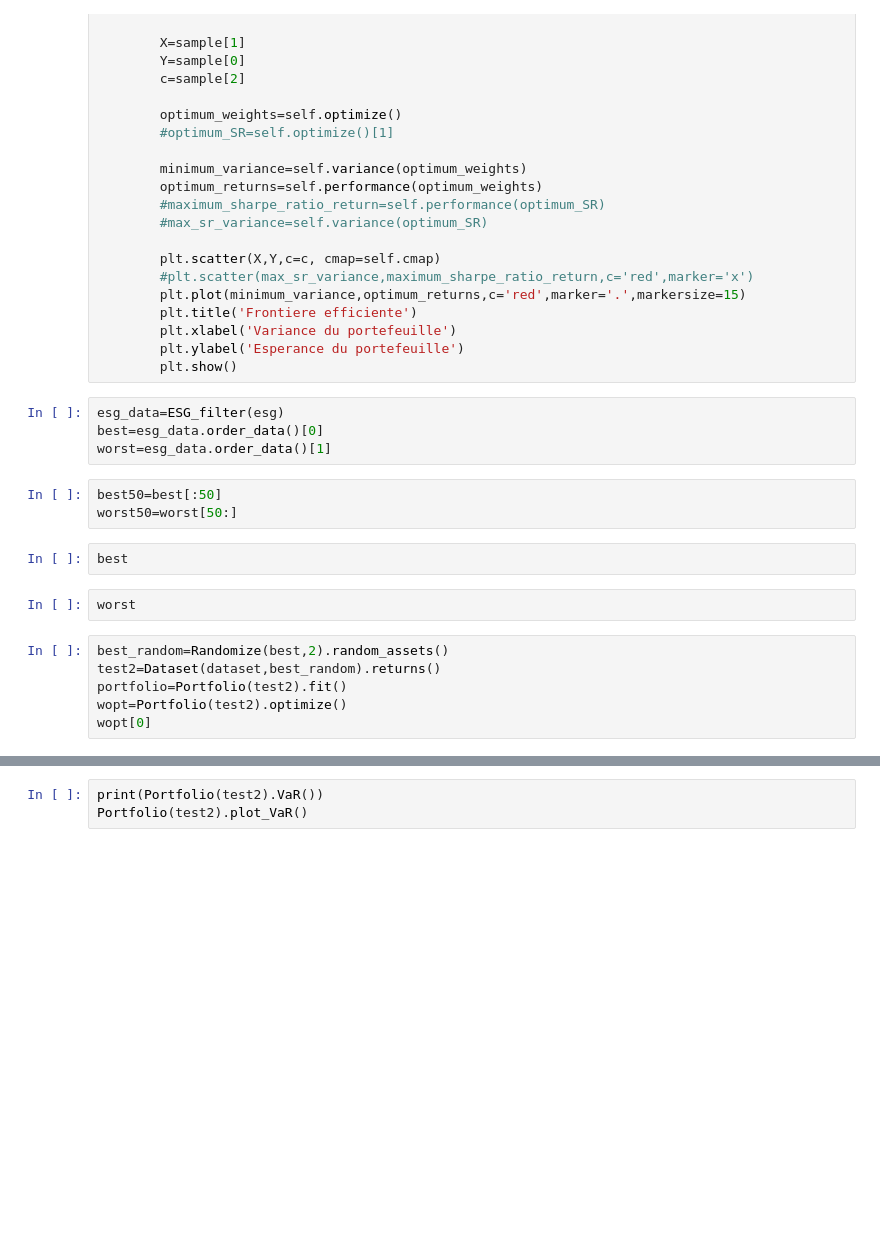
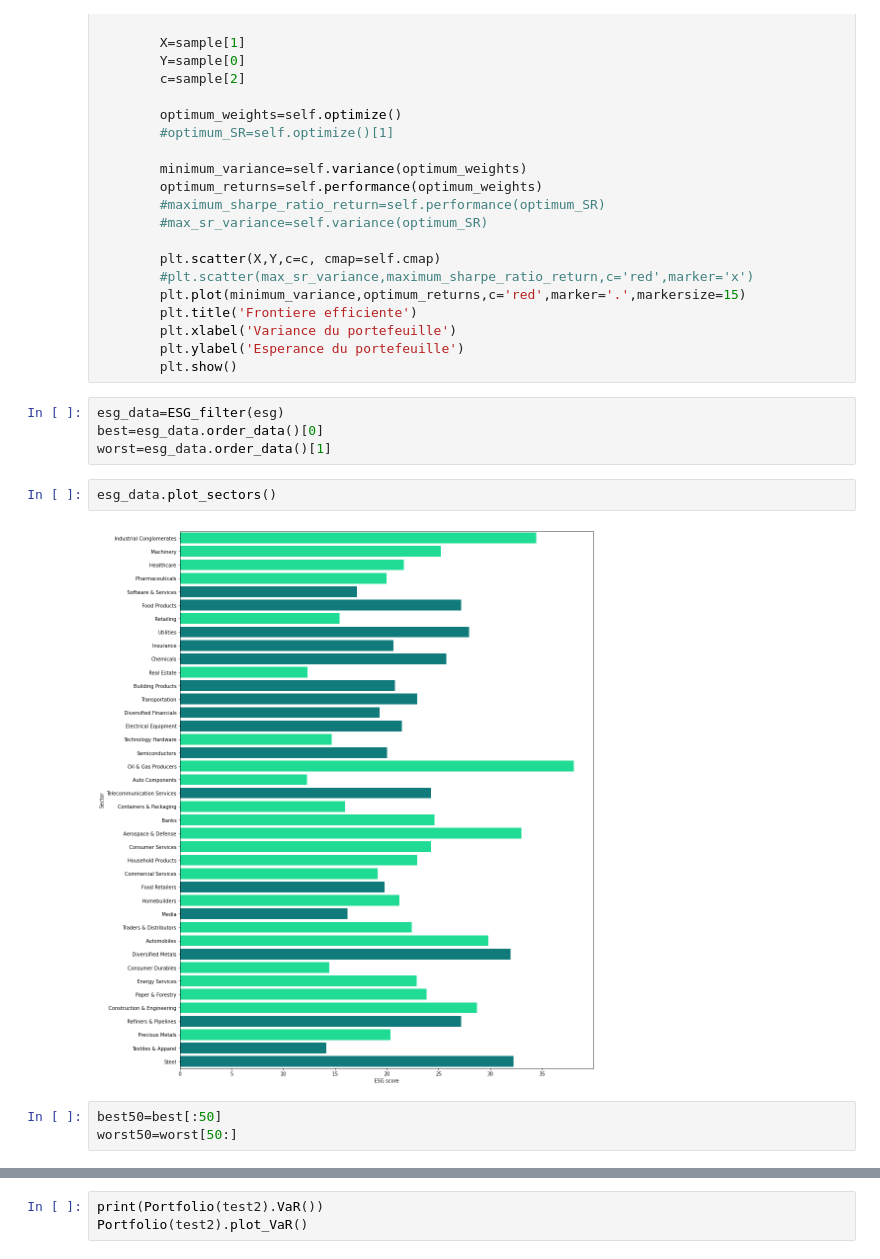
Before and after one commit to niroojane/ESG-Stock-Performance, a Jupyter notebook: ISR Performance .ipynb, the cells around one changed output, grey strips where cells are left out. Drawn from its saved outputs; the diff is of its cells as text; blank space fills up the shorter version.

```diff
--- a/ISR Performance .ipynb
+++ b/ISR Performance .ipynb
@@ -212,20 +212,14 @@ class Portfolio:
         plt.xlabel('Variance du portefeuille')
         plt.ylabel('Esperance du portefeuille')
         plt.show()
-# %%
-esg_data=ESG_filter(esg)
-best=esg_data.order_data()[0]
-worst=esg_data.order_data()[1]
+# %%
+esg_data=ESG_filter(esg)
+best=esg_data.order_data()[0]
+worst=esg_data.order_data()[1]
+# %%
+esg_data.plot_sectors()
+# %% [output]
+[figure, added]
 # %%
 best50=best[:50]
 worst50=worst[50:]
-# %%
-best
-# %%
-worst
-# %%
-best_random=Randomize(best,2).random_assets()
-test2=Dataset(dataset,best_random).returns()
-portfolio=Portfolio(test2).fit()
-wopt=Portfolio(test2).optimize()
-wopt[0]
```
Also changed, not shown: parts of 3 cells of this notebook.
